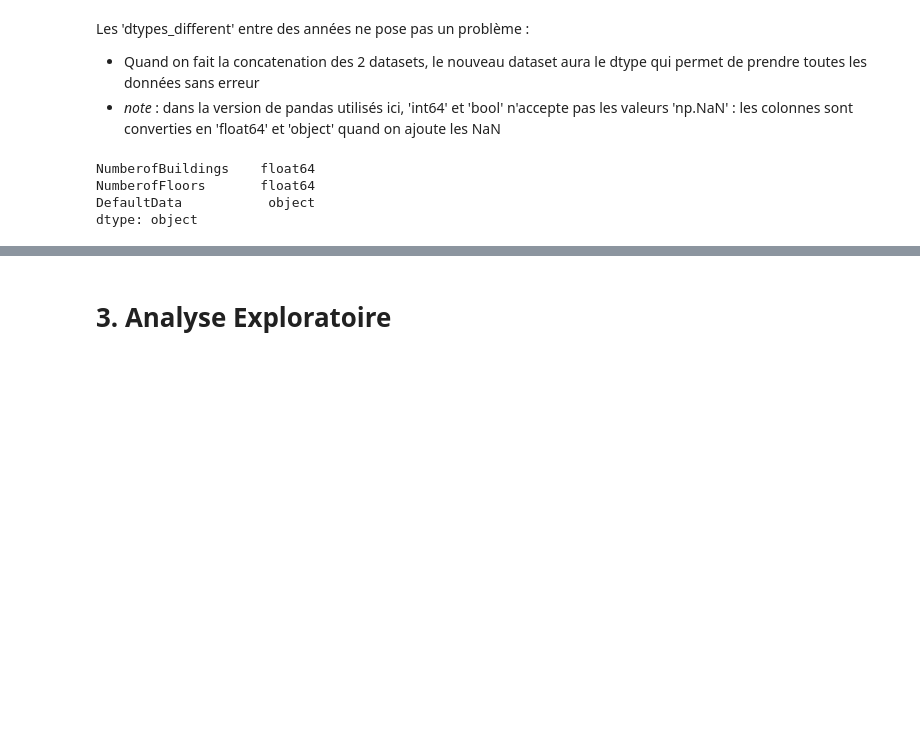
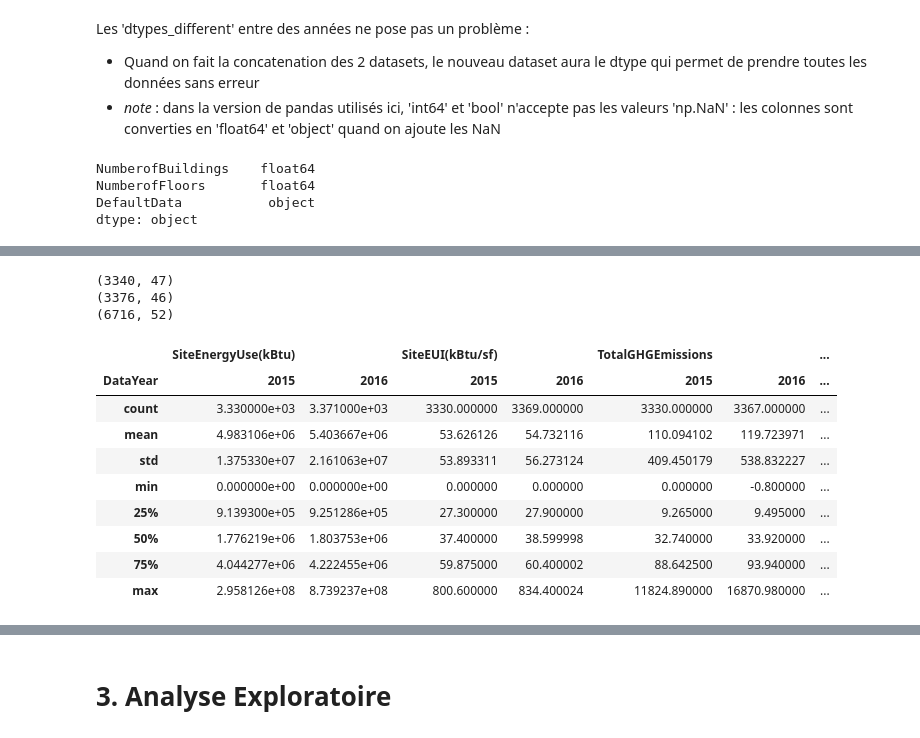
Before and after one commit to mrcreasey/oc-ds-p4-supervised-learning, a Jupyter notebook: Pélec_01_notebook.ipynb, the cells around one changed output, grey strips where cells are left out. Cells and saved outputs as stored; diff of their text form; code cells hidden in the pictures; blank space fills up the shorter version.

Commit message:
rename cols to compare target variables 2015/16

```diff
--- a/Pélec_01_notebook.ipynb
+++ b/Pélec_01_notebook.ipynb
@@ -464,0 +474,12 @@ dtype: object
+# %%
+def renommer_cols(df):
+    df = df.rename(
+        columns={'GHGEmissions(MetricTonsCO2e)': 'TotalGHGEmissions'})
+    df = df.rename(
+        columns={'GHGEmissionsIntensity(kgCO2e/ft2)': 'GHGEmissionsIntensity'})
+    df = df.rename(columns={'Zip Codes': 'ZipCode'})
+    df = df.rename(columns={'Comment': 'Comments'})
+    return df
+
+
+data2015 = data2015.pipe(renommer_cols)
@@ -464,0 +492,21 @@ dtype: object
+# %%
+print(data2015.shape)
+print(data2016.shape)
+data_df = pd.concat([data2015, data2016]).reset_index(drop=True)
+print(data_df.shape)
+
+data_df.pivot(columns='DataYear')[target_cols].describe()
+# %% [output]
+(3340, 47)
+(3376, 46)
+(6716, 52)
+|  | SiteEnergyUse(kBtu) |  | SiteEUI(kBtu/sf) |  | TotalGHGEmissions |  | ... |
+| DataYear | 2015 | 2016 | 2015 | 2016 | 2015 | 2016 | ... |
+| count | 3.330000e+03 | 3.371000e+03 | 3330.000000 | 3369.000000 | 3330.000000 | 3367.000000 | ... |
+| mean | 4.983106e+06 | 5.403667e+06 | 53.626126 | 54.732116 | 110.094102 | 119.723971 | ... |
+| std | 1.375330e+07 | 2.161063e+07 | 53.893311 | 56.273124 | 409.450179 | 538.832227 | ... |
+| min | 0.000000e+00 | 0.000000e+00 | 0.000000 | 0.000000 | 0.000000 | -0.800000 | ... |
+| 25% | 9.139300e+05 | 9.251286e+05 | 27.300000 | 27.900000 | 9.265000 | 9.495000 | ... |
+| 50% | 1.776219e+06 | 1.803753e+06 | 37.400000 | 38.599998 | 32.740000 | 33.920000 | ... |
+| 75% | 4.044277e+06 | 4.222455e+06 | 59.875000 | 60.400002 | 88.642500 | 93.940000 | ... |
+| max | 2.958126e+08 | 8.739237e+08 | 800.600000 | 834.400024 | 11824.890000 | 16870.980000 | ... |
```
Also changed, not shown: parts of 6 cells of this notebook.
